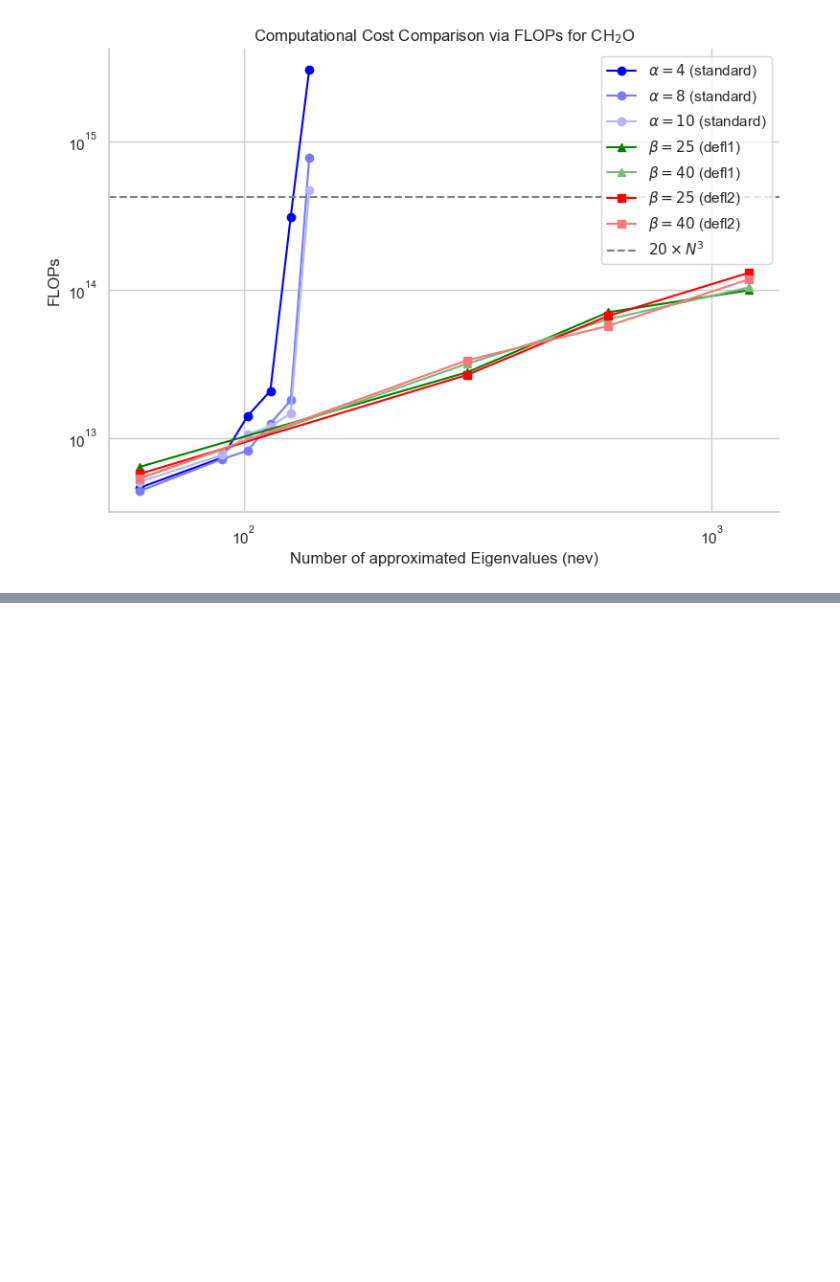
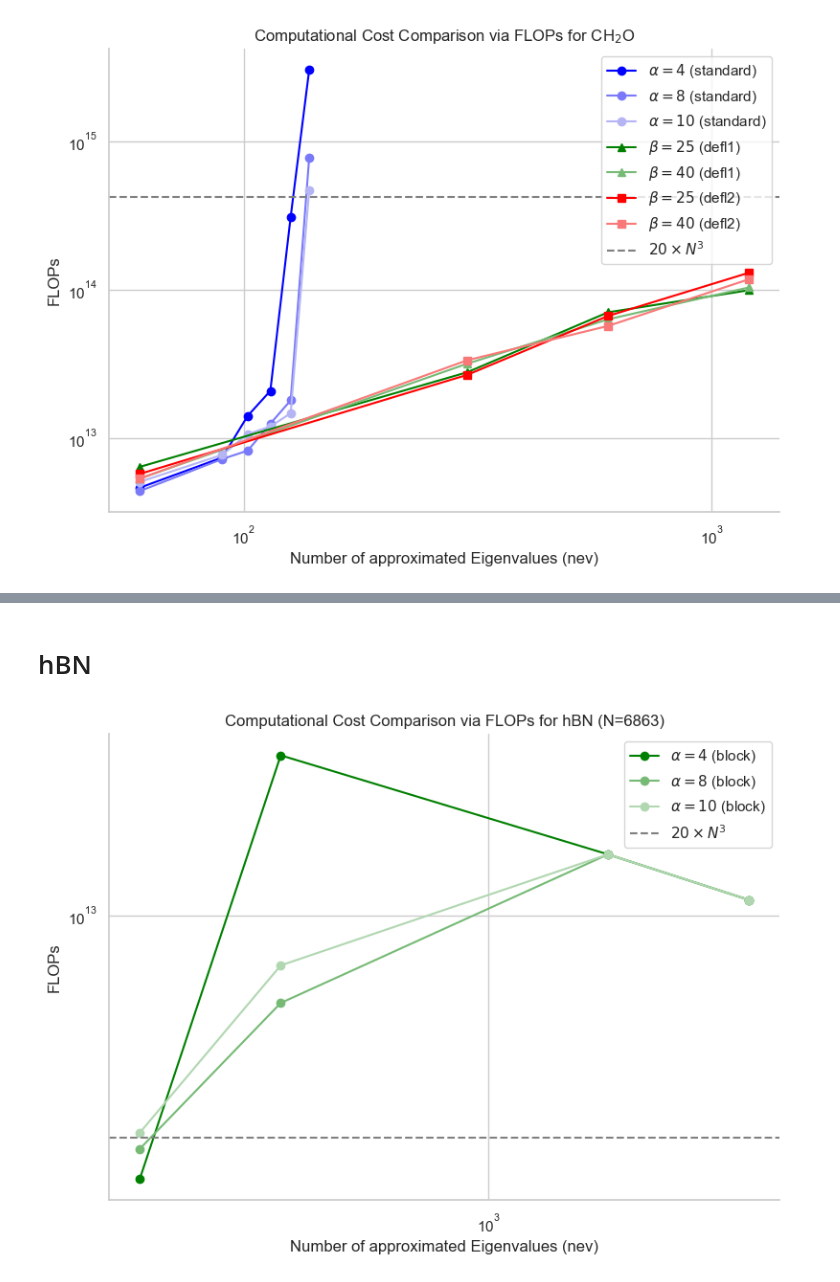
Before and after one commit to framere/Final_codes_MA, a Jupyter notebook: FINAL_CODE/plot_results.ipynb, the cells around one changed output, grey strips where cells are left out. Saved outputs shown, nothing was run; the diff lists cells and outputs as text; code cells hidden in the pictures; blank space fills up the shorter version.

```diff
--- a/FINAL_CODE/plot_results.ipynb
+++ b/FINAL_CODE/plot_results.ipynb
@@ -126,0 +169,31 @@ plt.show()
+# %% [markdown]
+# hBN
+# %%
+N = 6863
+N_occ = 36
+
+FLOP_4 = [1315830248460, 34420102587720, 16046163737328, 11293129091928]
+FLOP_8 = [1658964018060, 5105652727320, 16046163737328, 11293129091928]
+FLOP_10 = [1878216975540, 6819951039480, 16046163737328, 11293129091928]
+
+FLOP_25 = [1687983686837, 3635574955184]
+
+
+N_tot = np.array([5, 10, 50, 100]) * N_occ
+
+plt.figure(figsize=(8,6))
+# Block Davidson (circles)
+plt.plot(N_tot, FLOP_4, label=r'$\alpha = 4$ (block)', marker='o', color=green_shades[0])
+plt.plot(N_tot, FLOP_8, label=r'$\alpha = 8$ (block)', marker='o', color=green_shades[2])
+plt.plot(N_tot, FLOP_10, label=r'$\alpha = 10$ (block)', marker='o', color=green_shades[3])
+plt.axhline(Grenze, color='gray', linestyle='--', label=r'$20 \times N^3$')
+plt.title('Computational Cost Comparison via FLOPs for hBN (N=6863)')
+plt.xscale('log')
+plt.yscale('log')
+plt.xlabel('Number of approximated Eigenvalues (nev)')
+plt.ylabel('FLOPs')
+plt.legend()
+sns.despine()
+plt.tight_layout()
+# %% [output]
+[figure, added]
```
Also changed, not shown: parts of 4 cells of this notebook, 1 other file.
